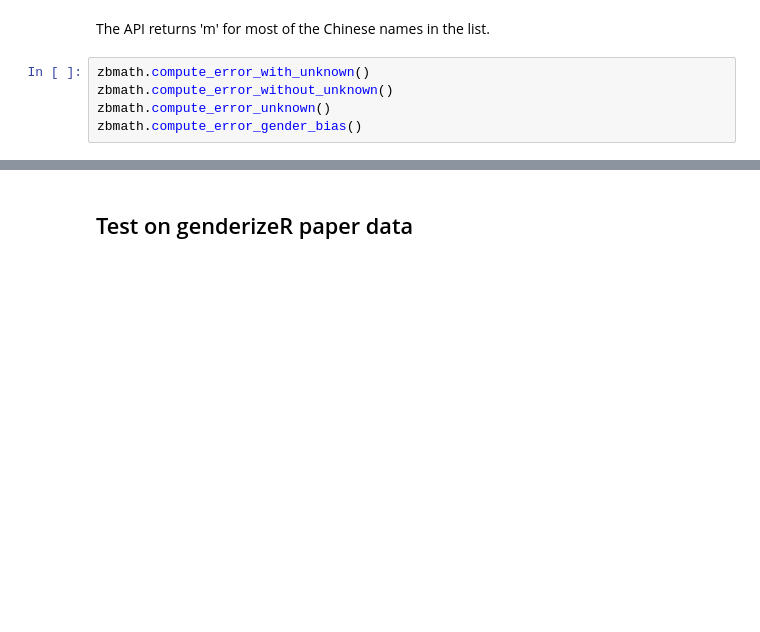
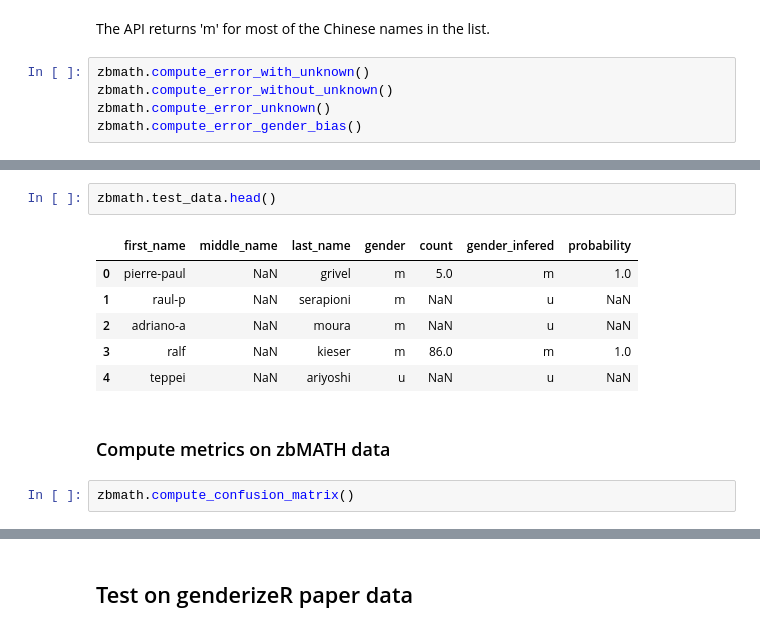
Before and after one commit to GenderGapSTEM-PublicationAnalysis/name_gender_inference, a Jupyter notebook: genderize.io.ipynb, the cells around one changed output, grey strips where cells are left out. Cells and saved outputs as stored; diff of their text form; blank space fills up the shorter version.

```diff
--- a/genderize.io.ipynb
+++ b/genderize.io.ipynb
@@ -81,0 +170,13 @@ print("error where negative value suggestes that more women than men are misscla
+# %%
+zbmath.test_data.head()
+# %% [output]
+|  | first_name | middle_name | last_name | gender | count | gender_infered | probability |
+| 0 | pierre-paul | NaN | grivel | m | 5.0 | m | 1.0 |
+| 1 | raul-p | NaN | serapioni | m | NaN | u | NaN |
+| 2 | adriano-a | NaN | moura | m | NaN | u | NaN |
+| 3 | ralf | NaN | kieser | m | 86.0 | m | 1.0 |
+| 4 | teppei | NaN | ariyoshi | u | NaN | u | NaN |
+# %% [markdown]
+### Compute metrics on zbMATH data
+# %%
+zbmath.compute_confusion_matrix()
```
Also changed, not shown: parts of 24 cells of this notebook.
